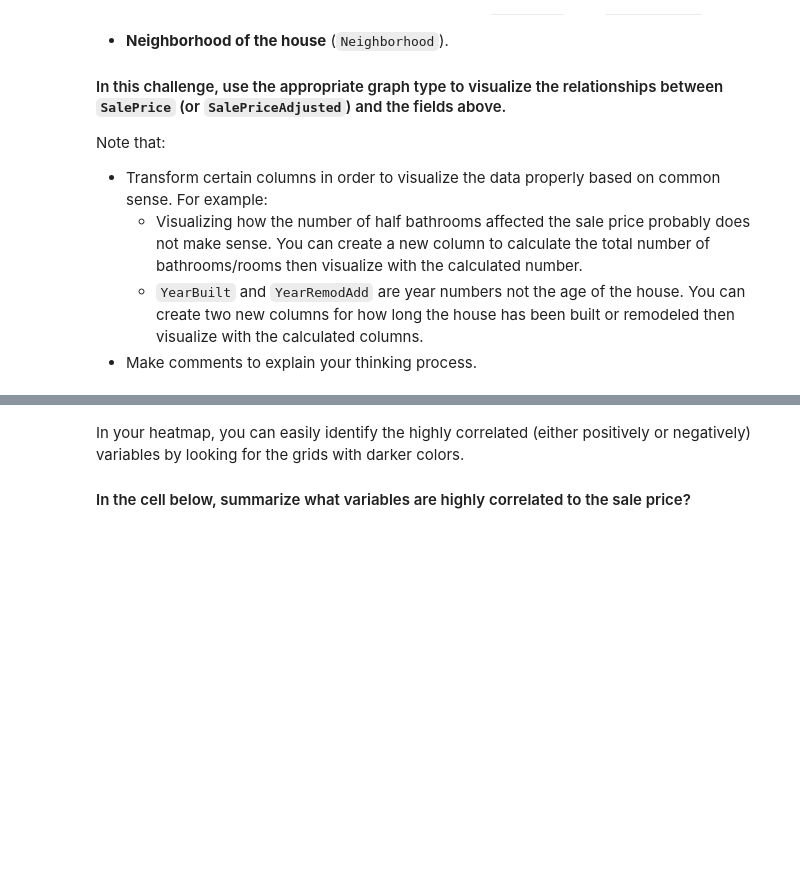
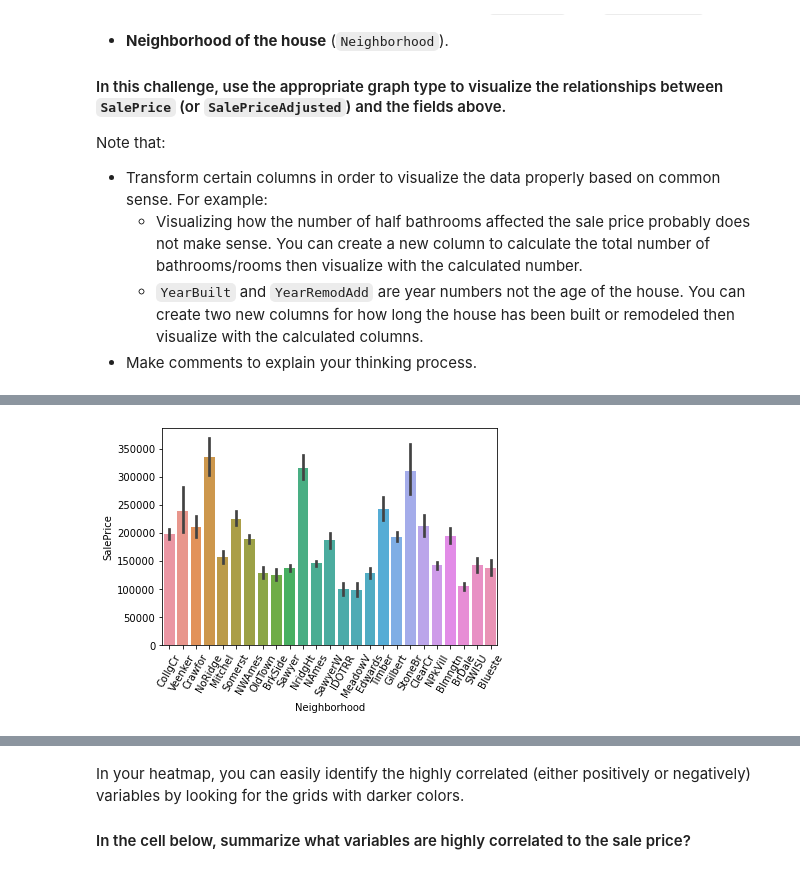
Before and after one commit to psyrgkan/DAFT_1022, a Jupyter notebook: module_2/Lab_8_Storytelling/main.ipynb, the cells around one changed output, grey strips where cells are left out. Saved outputs shown, nothing was run; the diff lists cells and outputs as text; code cells hidden in the pictures; blank space fills up the shorter version.

```diff
--- a/module_2/Lab_8_Storytelling/main.ipynb
+++ b/module_2/Lab_8_Storytelling/main.ipynb
@@ -144,3 +174,8 @@ Note that:
+# %%
+f = sns.barplot(data=usefuldf, x= 'Neighborhood', y='SalePrice')
+plt.xticks(rotation = 60);
+# %% [output]
+[figure, added]
 # %% [markdown]
 ## Challenge 4 - Exploring Data with Correlation Heatmap
 
```
Also changed, not shown: parts of 23 cells of this notebook.
